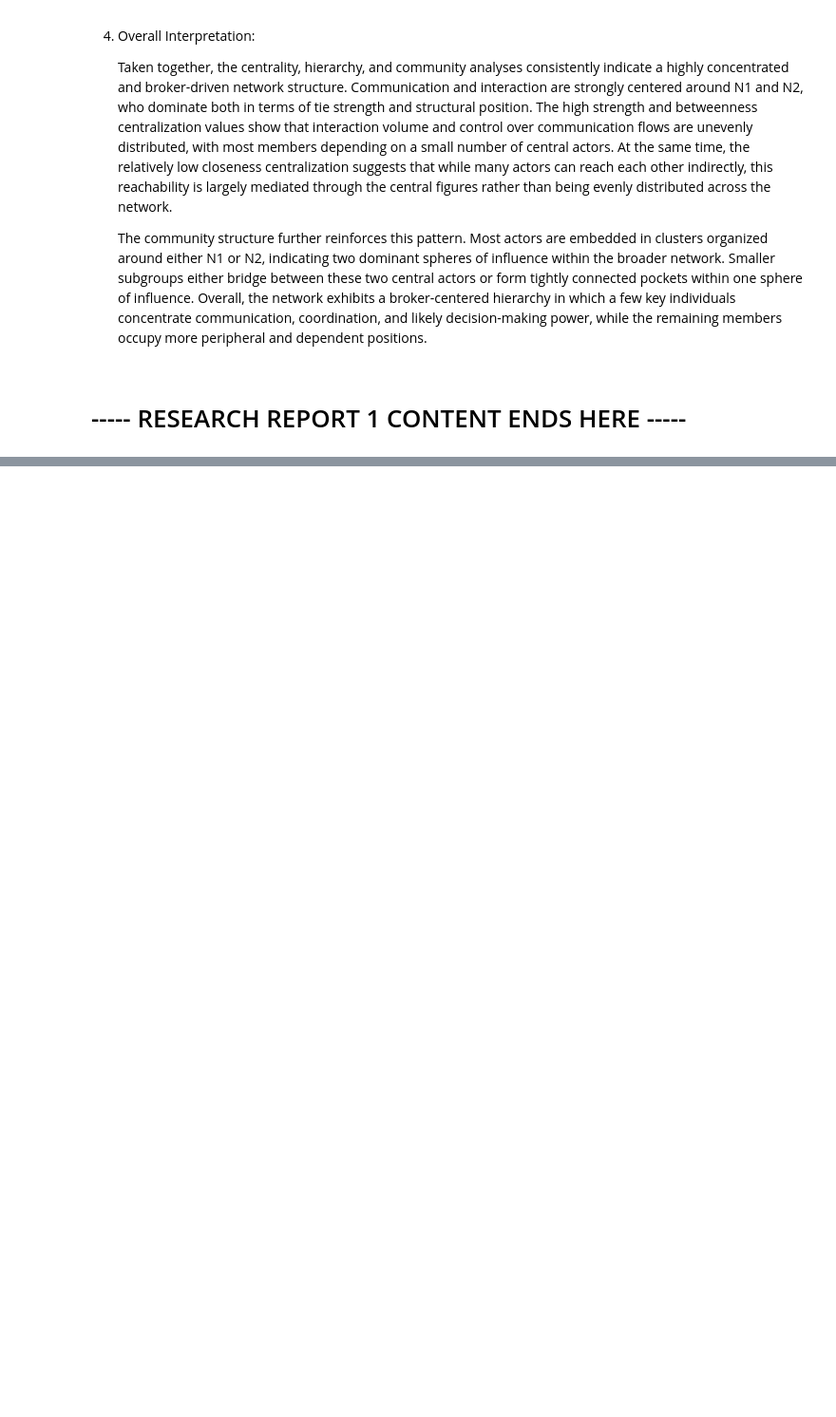
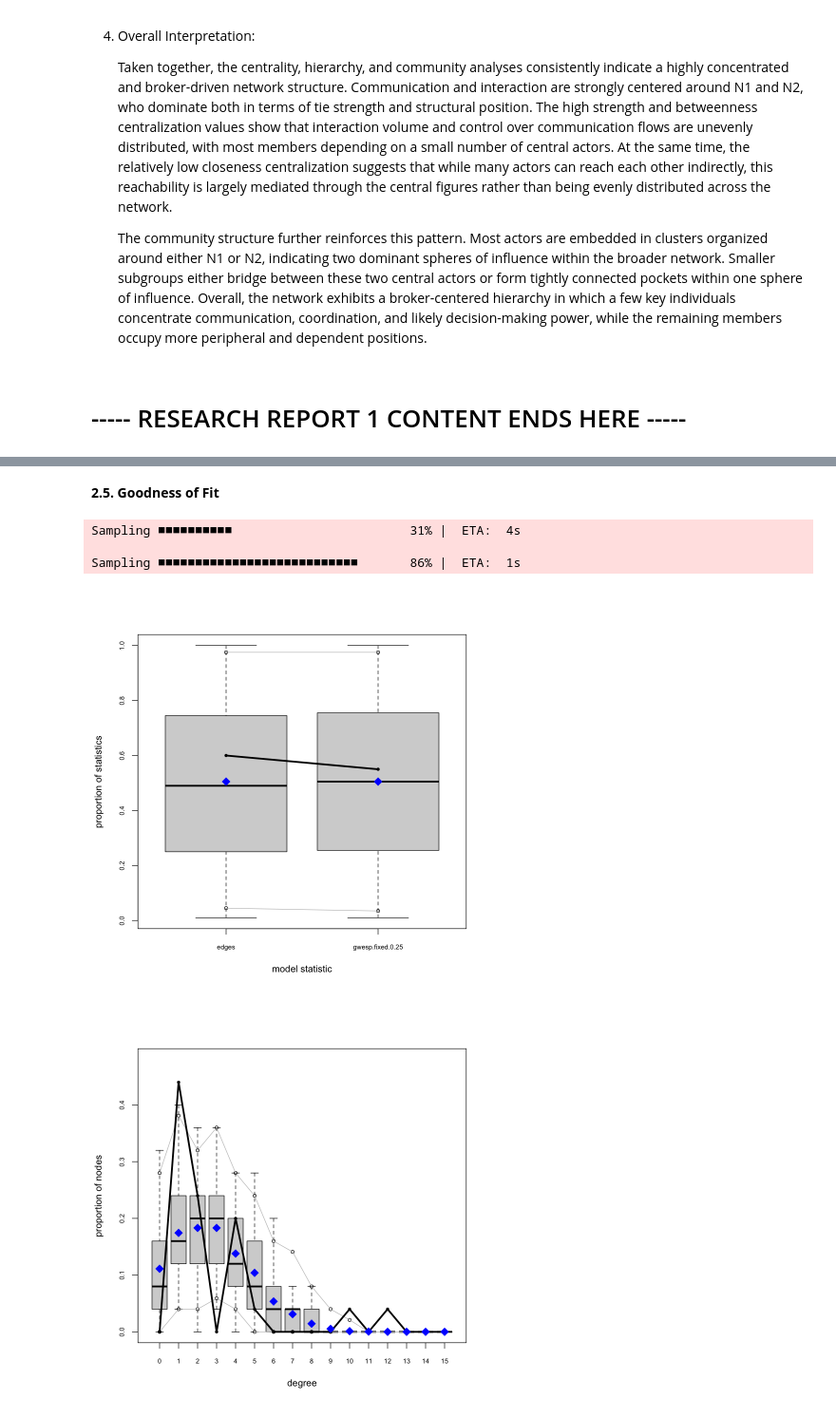
Before and after one commit to ananya923/Social-Networks-Analysis-SOCIOL728, a Jupyter notebook: Research Reports/research-report-02.ipynb, the cells around one changed output, grey strips where cells are left out. Shown at 95% size. Drawn from its saved outputs; the diff is of its cells as text; code cells hidden in the pictures; blank space fills up the shorter version.

```diff
--- a/Research Reports/research-report-02.ipynb
+++ b/Research Reports/research-report-02.ipynb
@@ -369,0 +942,11 @@ A caveat about sample size: 25 is a small sample size for an ERGM, although othe
+# %% [markdown]
+**2.5. Goodness of Fit**
+# %%
+gof_results <- gof(final_ergm)
+plot(gof_results)
+# %% [output]
+Sampling ■■■■■■■■■■                        31% |  ETA:  4s
+
+Sampling ■■■■■■■■■■■■■■■■■■■■■■■■■■■       86% |  ETA:  1s
+[figure, added]
+[figure, added]
```
Also changed, not shown: parts of 39 cells of this notebook.
